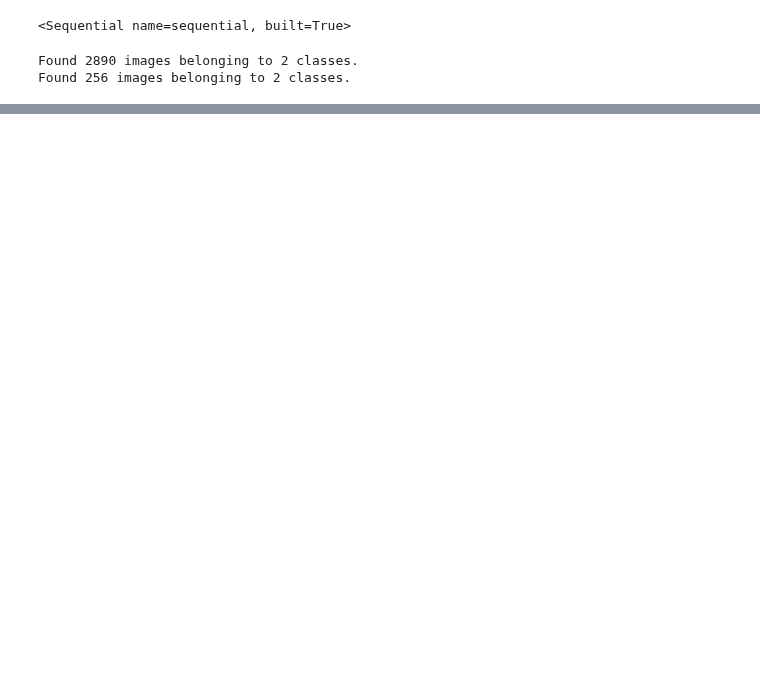
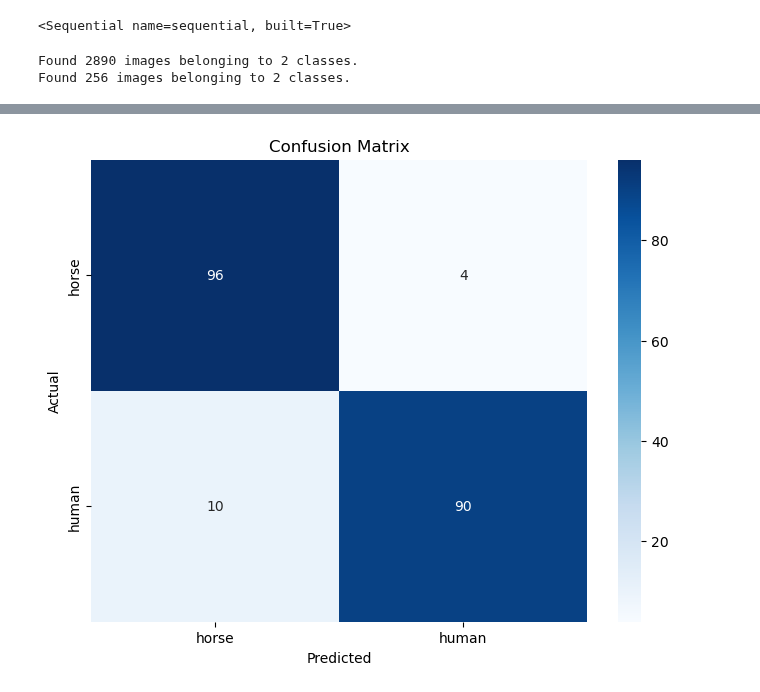
Before and after one commit to DonginJeon/Chunjae_edu, a Jupyter notebook: 05_Deep_Learning/04_Image_Classifier/load_attempt.ipynb, the cells around one changed output, grey strips where cells are left out. Cells and saved outputs as stored; diff of their text form; code cells hidden in the pictures; blank space fills up the shorter version.

```diff
--- a/05_Deep_Learning/04_Image_Classifier/load_attempt.ipynb
+++ b/05_Deep_Learning/04_Image_Classifier/load_attempt.ipynb
@@ -83,3 +94,31 @@ print(predictions >= cutoff)
  [ True]
  [ True]
  [ True]]
+# %%
+from matplotlib import pyplot as plt
+from sklearn.metrics import confusion_matrix
+import seaborn as sns
+
+y_true = np.array([0] * 100 + [1] * 100)
+y_pred = predictions
+y_pred_classes = np.round(y_pred).astype(int).flatten()  # 예측값을 0 또는 1로 변환
+
+# Confusion Matrix 계산
+cm = confusion_matrix(y_true, y_pred_classes)
+
+# Confusion Matrix 시각화
+plt.figure(figsize=(8, 6))
+sns.heatmap(
+    cm,
+    annot=True,
+    fmt="d",
+    cmap="Blues",
+    xticklabels=["horse", "human"],
+    yticklabels=["horse", "human"],
+)
+plt.xlabel("Predicted")
+plt.ylabel("Actual")
+plt.title("Confusion Matrix")
+plt.show()
+# %% [output]
+[figure, added]
```
Also changed, not shown: parts of 5 cells of this notebook, 3 other files.
